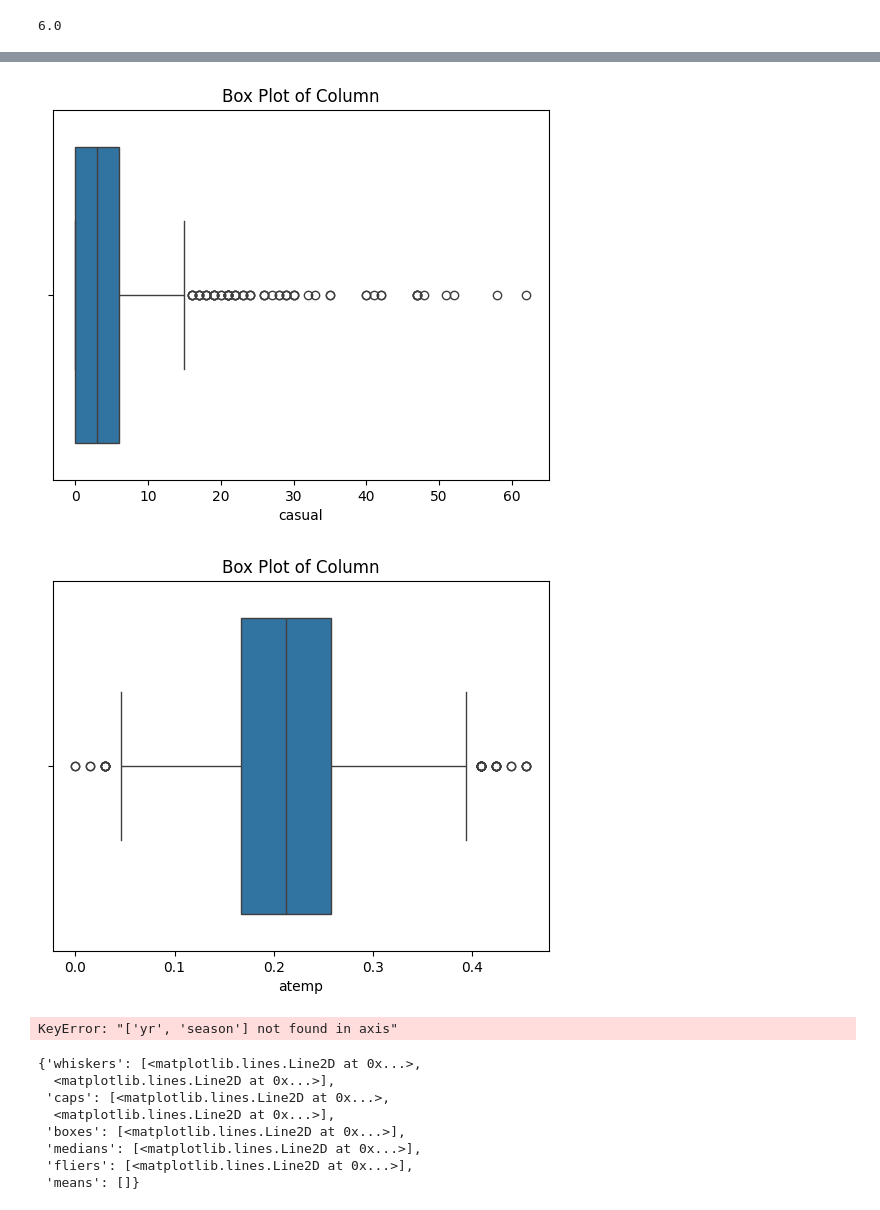
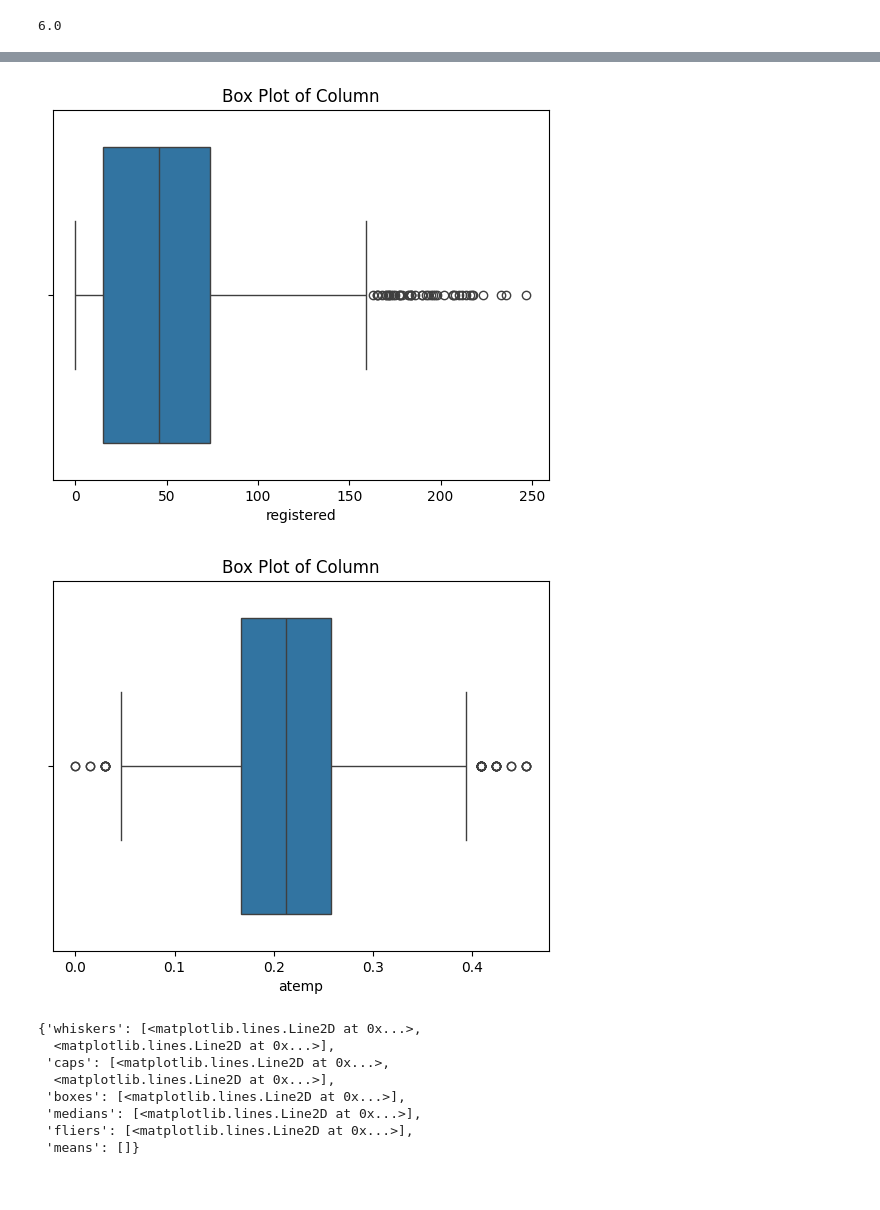
Before and after one commit to Divyasharma18/project_02, a Jupyter notebook: project2_task1.ipynb, the cells around one changed output, grey strips where cells are left out. Saved outputs shown, nothing was run; the diff lists cells and outputs as text; code cells hidden in the pictures.

```diff
--- a/project2_task1.ipynb
+++ b/project2_task1.ipynb
@@ -651,18 +685,19 @@ print(IQR)
+# %%
+ #Plot a box plot to visualize outliers in registered	column
+import seaborn as sns
+sns.boxplot(x=concatenated_data_new['registered'])
+plt.title('Box Plot of Column')
+plt.show()
+##seems like right skwed data with more outliers
+# %% [output]
+[figure, added]
 # %%
-# Plot a box plot to visualize outliers
-sns.boxplot(x=concatenated_data_new['casual'])
+# Plot a box plot to visualize outliers in atemp column
+
+sns.boxplot(x=concatenated_data_new['atemp'])
 plt.title('Box Plot of Column')
 plt.show()
+##hence less outliers
 # %% [output]
-[figure, old version]
+[figure, new version]
-# %%
-sns.boxplot(x=concatenated_data_new['atemp'])
-plt.title('Box Plot of Column')
-plt.show()
-# %% [output]
-[figure, removed]
-# %%
-concatenated_data_new.drop(['yr','season'],axis = 1,inplace = True)
-# %% [output]
-KeyError: "['yr', 'season'] not found in axis"
 # %%
```
Also changed, not shown: parts of 14 cells of this notebook.
